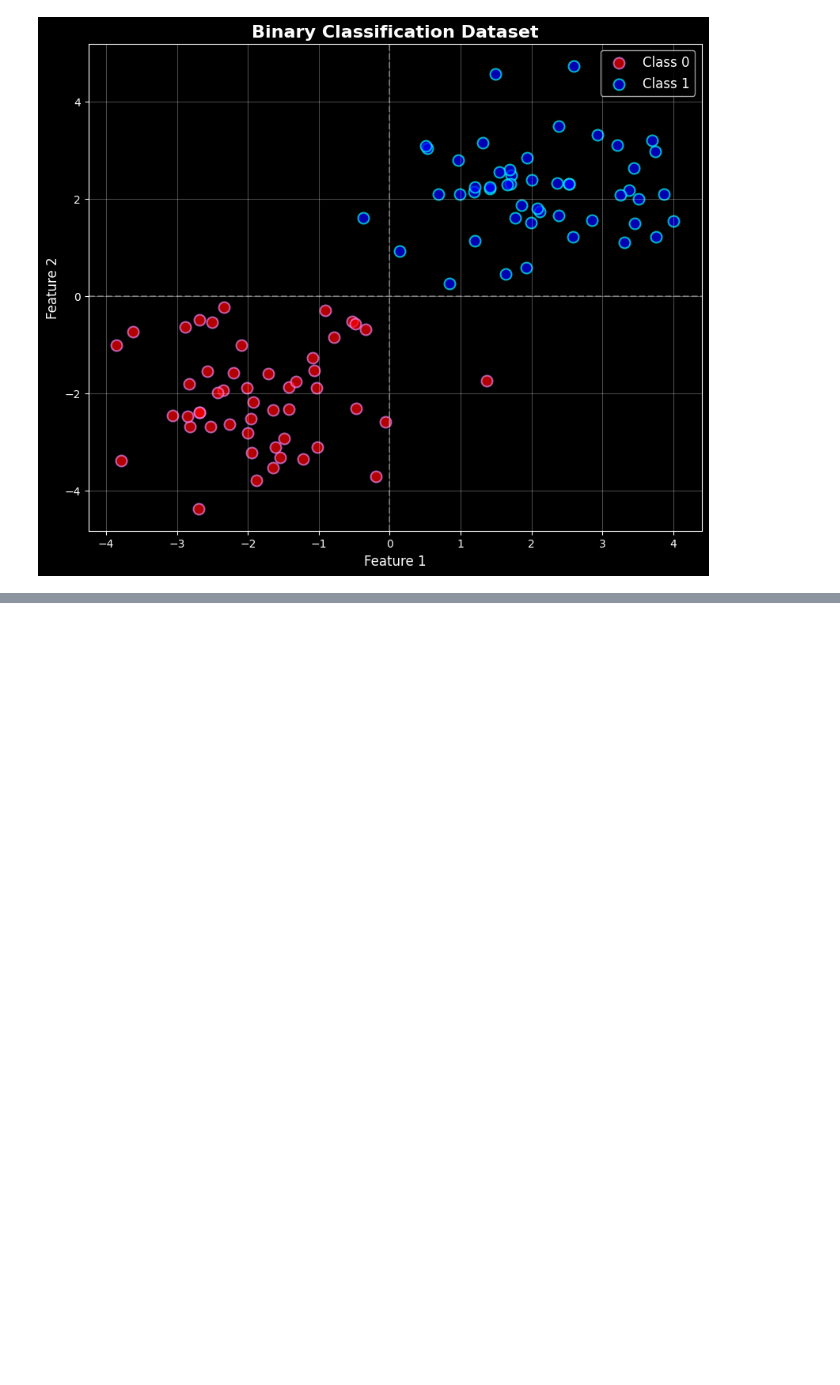
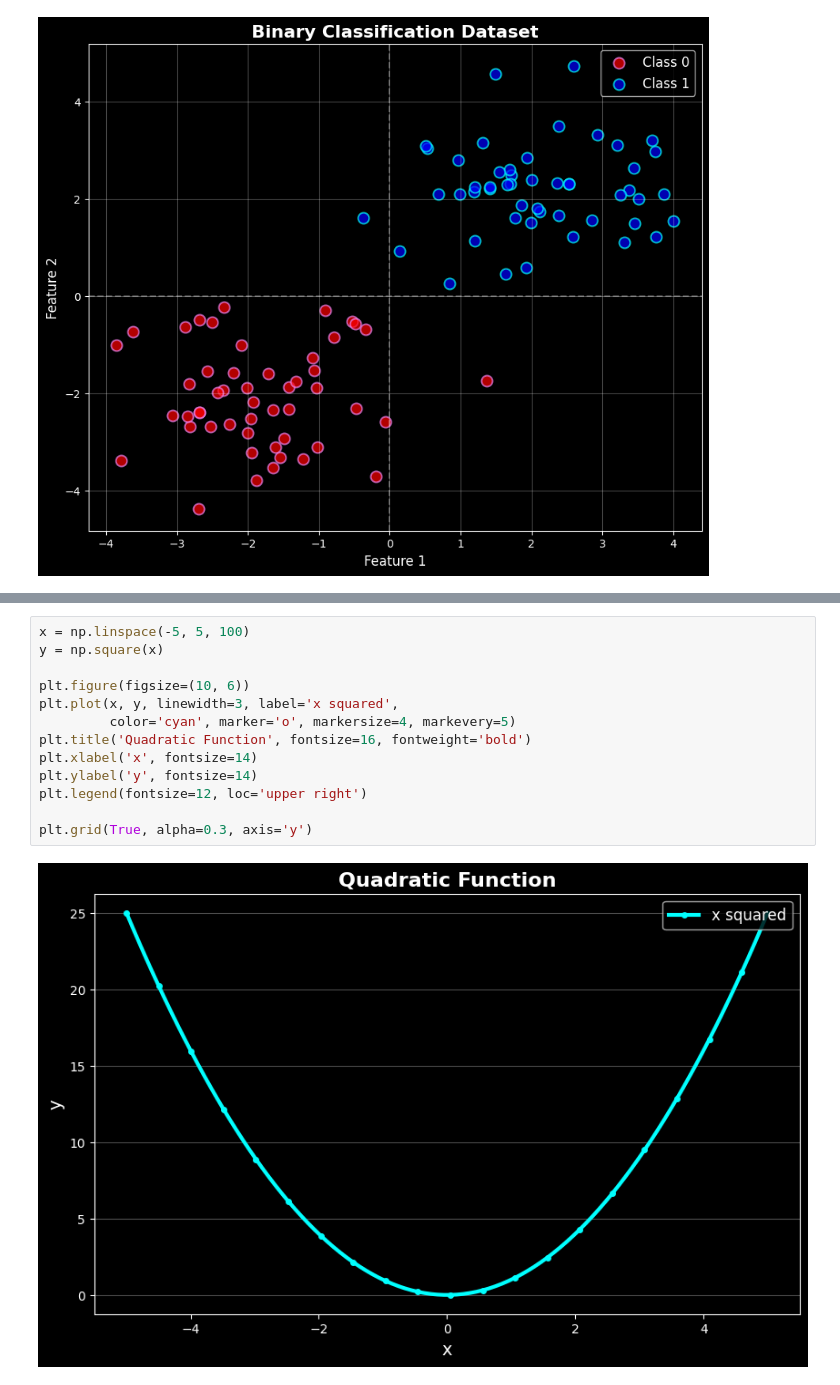
Before and after one commit to JohnHalim/AI-Engineering-Masterclass, a Jupyter notebook: 01-ML-terms-and-algorithms/numpy_visualization_OOP.ipynb, the cells around one changed output, grey strips where cells are left out. Drawn from its saved outputs; the diff is of its cells as text; blank space fills up the shorter version.

```diff
--- a/01-ML-terms-and-algorithms/numpy_visualization_OOP.ipynb
+++ b/01-ML-terms-and-algorithms/numpy_visualization_OOP.ipynb
@@ -605,0 +676,15 @@ plt.show()
+# %%
+x = np.linspace(-5, 5, 100)
+y = np.square(x)
+
+plt.figure(figsize=(10, 6))
+plt.plot(x, y, linewidth=3, label='x squared',
+         color='cyan', marker='o', markersize=4, markevery=5)
+plt.title('Quadratic Function', fontsize=16, fontweight='bold')
+plt.xlabel('x', fontsize=14)
+plt.ylabel('y', fontsize=14)
+plt.legend(fontsize=12, loc='upper right')
+
+plt.grid(True, alpha=0.3, axis='y')
+# %% [output]
+[figure, added]
```
Also changed, not shown: parts of 10 cells of this notebook.
